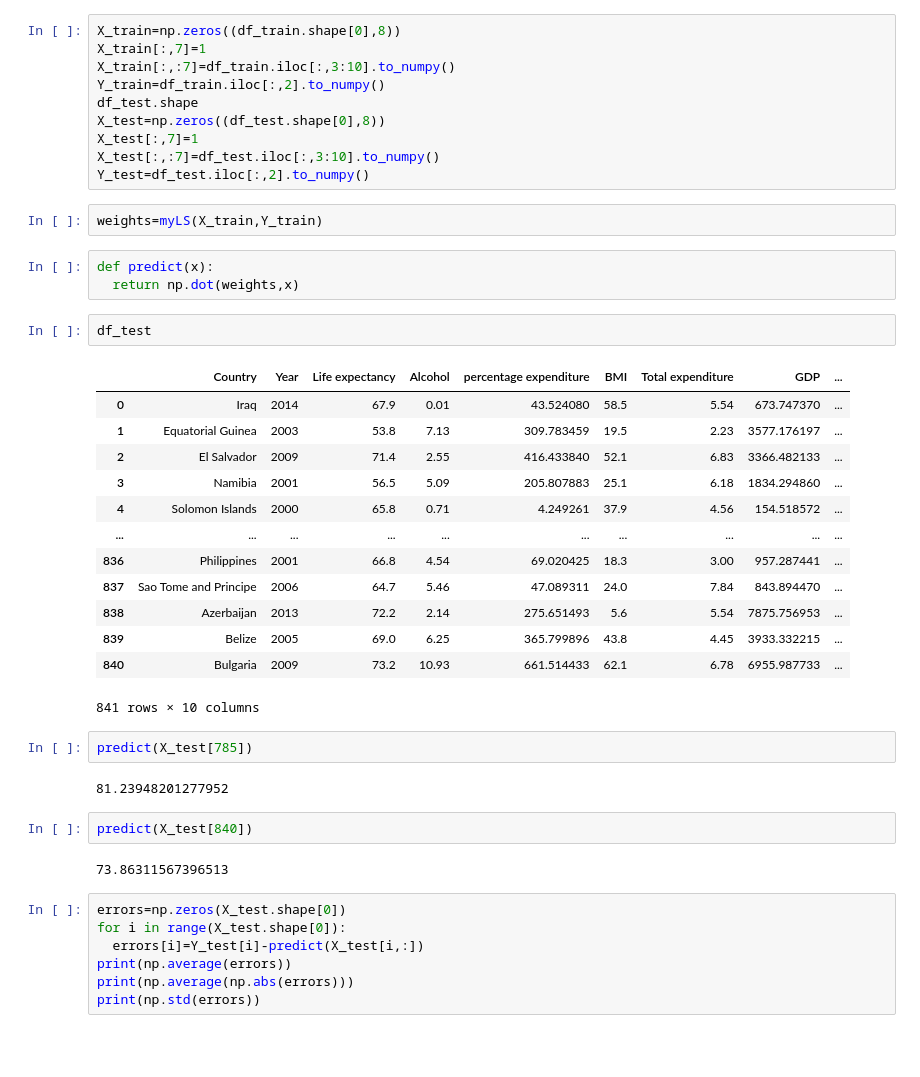
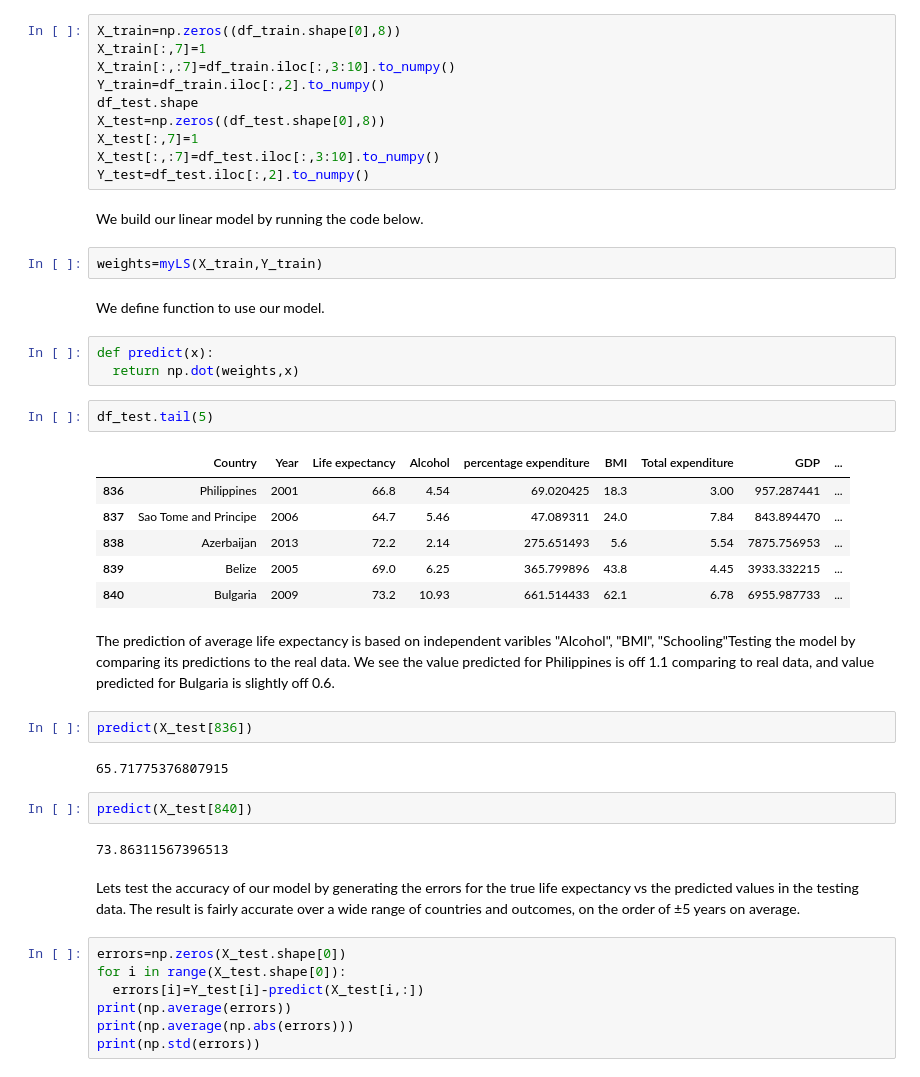
Before and after one commit to haituly/Apply-Math-and-Machine-Learning-in-Python, a Jupyter notebook: Build_Preditcive_Model_for_WHO_Life_Expectancy_Dataset.ipynb, the cells around one changed output. Cells and saved outputs as stored; diff of their text form; blank space fills up the shorter version.

```diff
--- a/Build_Preditcive_Model_for_WHO_Life_Expectancy_Dataset.ipynb
+++ b/Build_Preditcive_Model_for_WHO_Life_Expectancy_Dataset.ipynb
@@ -152,35 +165,36 @@ X_test=np.zeros((df_test.shape[0],8))
 X_test[:,7]=1
 X_test[:,:7]=df_test.iloc[:,3:10].to_numpy()
 Y_test=df_test.iloc[:,2].to_numpy()
+# %% [markdown]
+We build our linear model by running the code below.
 # %%
 weights=myLS(X_train,Y_train)
+# %% [markdown]
+We define function to use our model.
 # %%
 def predict(x):
   return np.dot(weights,x)
 # %%
-df_test
+df_test.tail(5)
 # %% [output]
 |  | Country | Year | Life expectancy | Alcohol | percentage expenditure | BMI | Total expenditure | GDP | ... |
-| 0 | Iraq | 2014 | 67.9 | 0.01 | 43.524080 | 58.5 | 5.54 | 673.747370 | ... |
-| 1 | Equatorial Guinea | 2003 | 53.8 | 7.13 | 309.783459 | 19.5 | 2.23 | 3577.176197 | ... |
-| 2 | El Salvador | 2009 | 71.4 | 2.55 | 416.433840 | 52.1 | 6.83 | 3366.482133 | ... |
-| 3 | Namibia | 2001 | 56.5 | 5.09 | 205.807883 | 25.1 | 6.18 | 1834.294860 | ... |
-| 4 | Solomon Islands | 2000 | 65.8 | 0.71 | 4.249261 | 37.9 | 4.56 | 154.518572 | ... |
-| ... | ... | ... | ... | ... | ... | ... | ... | ... | ... |
 | 836 | Philippines | 2001 | 66.8 | 4.54 | 69.020425 | 18.3 | 3.00 | 957.287441 | ... |
 | 837 | Sao Tome and Principe | 2006 | 64.7 | 5.46 | 47.089311 | 24.0 | 7.84 | 843.894470 | ... |
 | 838 | Azerbaijan | 2013 | 72.2 | 2.14 | 275.651493 | 5.6 | 5.54 | 7875.756953 | ... |
 | 839 | Belize | 2005 | 69.0 | 6.25 | 365.799896 | 43.8 | 4.45 | 3933.332215 | ... |
 | 840 | Bulgaria | 2009 | 73.2 | 10.93 | 661.514433 | 62.1 | 6.78 | 6955.987733 | ... |
-841 rows × 10 columns
+# %% [markdown]
+The prediction of average life expectancy is based on independent varibles "Alcohol", "BMI", "Schooling"Testing the model by comparing its predictions to the real data. We see the value predicted for Philippines is off 1.1 comparing to real data, and value predicted for Bulgaria is slightly off 0.6.
 # %%
-predict(X_test[785])
+predict(X_test[836])
 # %% [output]
-81.23948201277952
+65.71775376807915
 # %%
 predict(X_test[840])
 # %% [output]
 73.86311567396513
+# %% [markdown]
+Lets test the accuracy of our model by generating the errors for the true life expectancy vs the predicted values in the testing data. The result is fairly accurate over a wide range of countries and outcomes, on the order of ±5 years on average.
 # %%
 errors=np.zeros(X_test.shape[0])
 for i in range(X_test.shape[0]):
```
Also changed, not shown: parts of 14 cells of this notebook.
